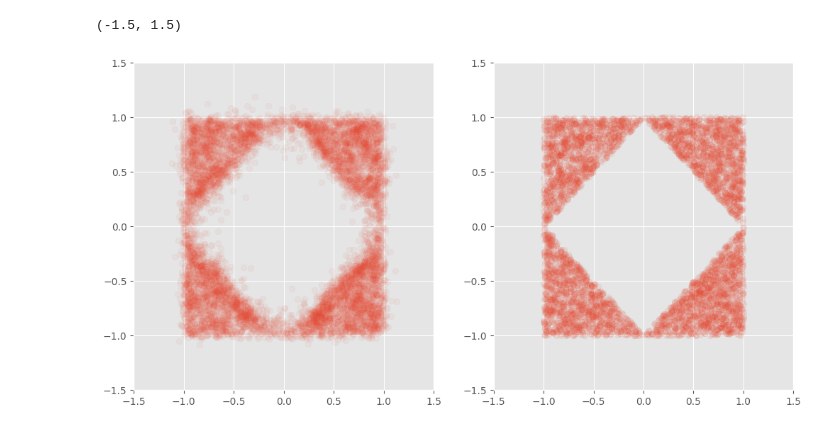
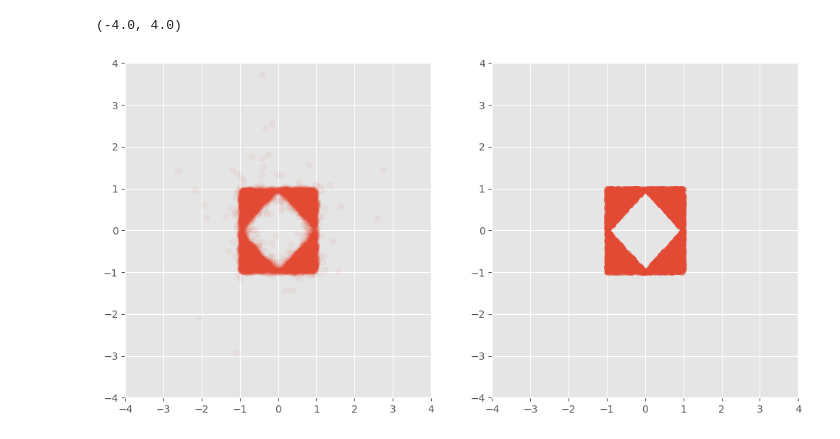
Before and after one commit to AHsu98/StoKAAsticInterpolants, a Jupyter notebook: kernel_transport.ipynb, the cells around one changed output. Drawn from its saved outputs; the diff is of its cells as text; code cells hidden in the pictures.

```diff
--- a/kernel_transport.ipynb
+++ b/kernel_transport.ipynb
@@ -71,7 +81,7 @@ rpc_results = b_model.get_set_rpc_anchors(jnp.hstack([t,I(t,x,y)]),129)
 from stochastic_interpolant.loss_functions import loss_pieces
 from stochastic_interpolant.kernel_transport.ksi import kernel_transport_loader
 batch_size = 10000
-num_batches = 100
+num_batches = 400
 train_loader = build_trainloader(batch_size,jax.random.PRNGKey(124),data_coupling_sampler)
 test_factory = testloader_factory(batch_size,jax.random.PRNGKey(32498130),data_coupling_sampler)
 
@@ -83,10 +93,10 @@ from stochastic_interpolant.model_training import evaluate_test_loss
 from scipy.optimize import minimize_scalar
 
 def reg_loss(alpha):
-    coeffs = jnp.linalg.solve(AtA + 10**(-alpha) * diagpart(b_model.kmat),Atb)
+    coeffs = jnp.linalg.solve(AtA + 10**(alpha) * b_model.kmat,Atb)
     b_model.weights = coeffs
     return evaluate_test_loss(b_model,test_factory(),loss_b,20)
 
-result = minimize_scalar(reg_loss,(-10,0.),method = 'brent',options = {'maxiter':2})
-coeffs = jnp.linalg.solve(AtA + 10**(-result.x) * diagpart(b_model.kmat),Atb)
+result = minimize_scalar(reg_loss,(-10,0.),bounds = (-10,0),method = 'bounded',options = {'maxiter':15})
+coeffs = jnp.linalg.solve(AtA + 10**(result.x) * b_model.kmat,Atb)
 b_model.weights = coeffs
@@ -93,33 +123,35 @@ b_model.weights = coeffs
 # %%
 vmapped_b_model = vmap(b_model)
 @eqx.filter_jit
 def dX_t(t,x,args):
     t_vec = jnp.ones((len(x),1))*t
     return vmapped_b_model(jnp.hstack([t_vec,x]))
 
 X0 = reference_samples.copy()
-t0, t1 = 0.0,1.0
+t0, t1 = 0.0,1.
 
 solver = Dopri5()
 stepsize_controller = PIDController(rtol=1e-5, atol=1e-5)
 #saveat = SaveAt(dense=True)
 
-sol = diffeqsolve(ODETerm(dX_t), solver, t0, t1,dt0 = 0.01,  y0=X0,stepsize_controller = stepsize_controller)
+sol = diffeqsolve(ODETerm(dX_t), solver, t0, t1,dt0 = 0.001,  y0=X0)#,stepsize_controller = stepsize_controller)
 #X = sol.evaluate(1.0)
 #print(X)
+
+X = sol.ys[0]
+plt.figure(figsize=(12,6))
+plt.subplot(1,2,1)
+plt.scatter(X[:,0],X[:,1],alpha = 0.05)
+
+lim = 4
+plt.xlim(-lim,lim)
+plt.ylim(-lim,lim)
+plt.subplot(1,2,2)
+#plt.scatter(target_samples[:,0],target_samples[:,1],alpha = 0.1)
+interp_dist = I(t1,x,y) + gamma(t1)*z
+plt.scatter(interp_dist[:,0],interp_dist[:,1],alpha = 0.02)
+plt.xlim(-lim,lim)
+plt.ylim(-lim,lim)
+# %% [output]
+(-4.0, 4.0)
+[figure, added]
-# %%
-X = sol.ys[0]
-plt.figure(figsize=(12,6))
-plt.subplot(1,2,1)
-plt.scatter(X[:,0],X[:,1],alpha = 0.05)
-
-lim = 1.5
-plt.xlim(-lim,lim)
-plt.ylim(-lim,lim)
-plt.subplot(1,2,2)
-plt.scatter(target_samples[:,0],target_samples[:,1],alpha = 0.1)
-plt.xlim(-lim,lim)
-plt.ylim(-lim,lim)
-# %% [output]
-(-1.5, 1.5)
-[figure, removed]
```
Also changed, not shown: parts of 13 cells of this notebook, 4 other files.
